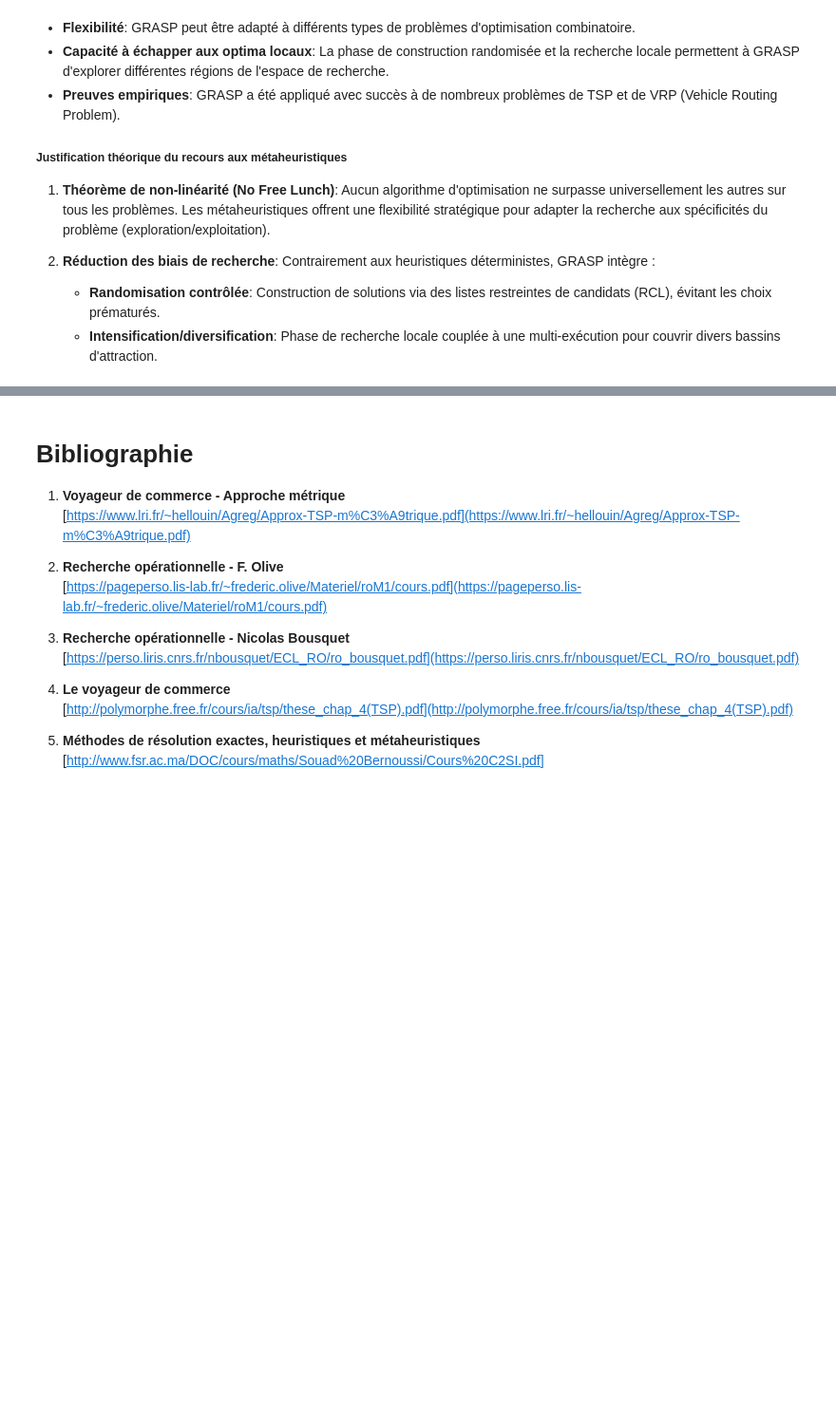
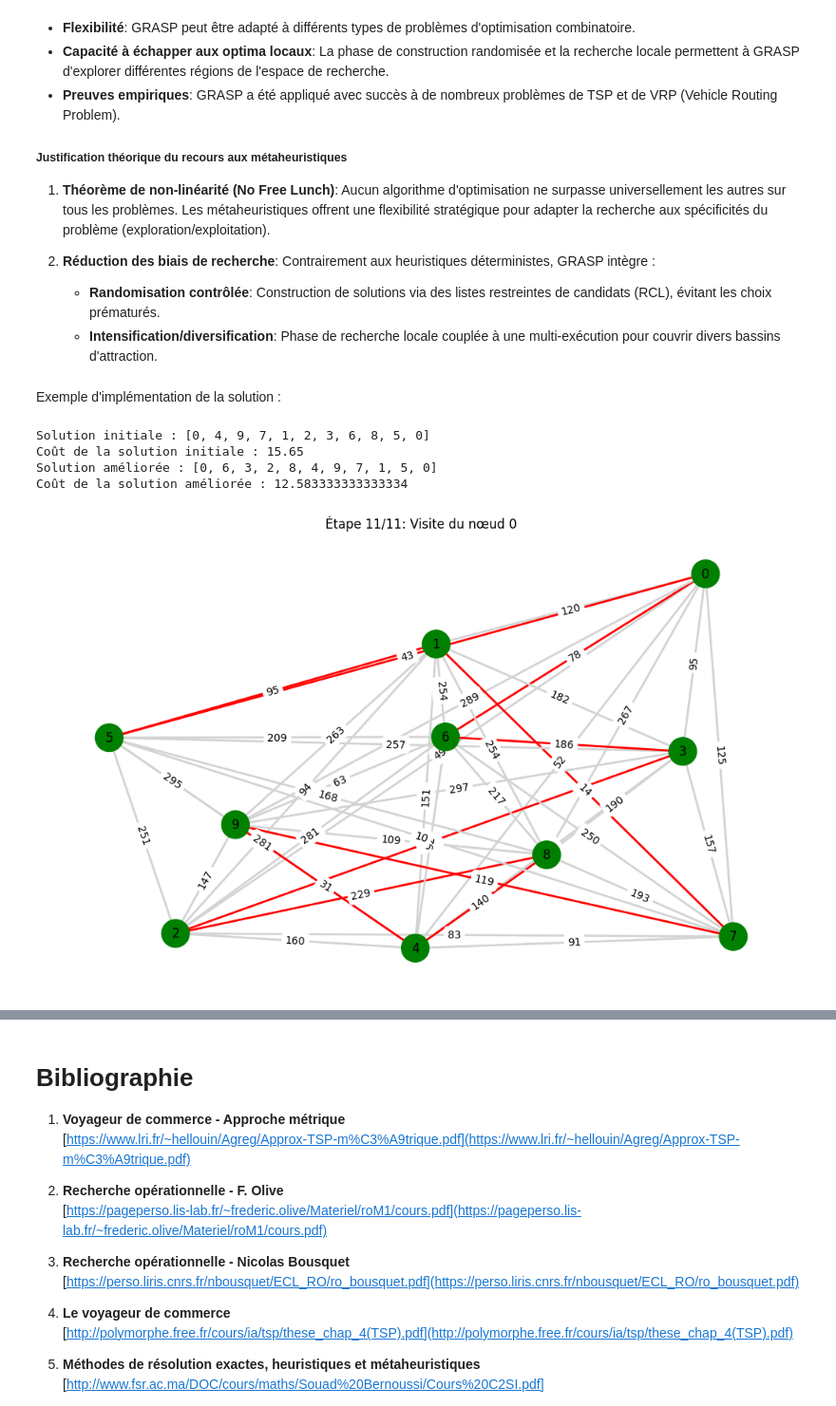
Before and after one commit to iKagnana/RO-CESI-BMI, a Jupyter notebook: livrable_1.ipynb, the cells around one changed output, grey strips where cells are left out. Shown: that part at 95% size. Saved outputs shown, nothing was run; the diff lists cells and outputs as text; code cells hidden in the pictures; blank space fills up the shorter version.

Commit message:
feat: add GRASP method solution

```diff
--- a/livrable_1.ipynb
+++ b/livrable_1.ipynb
@@ -565,0 +688,69 @@ Nous avons choisi GRASP (Greedy Randomized Adaptive Search Procedure) pour les r
+# %% [markdown]
+Exemple d'implémentation de la solution :
+# %%
+graph, dependency_nodes, perturbated_edges = generate_data(10, (1, 300), 0.2, 2, percentage_dependecy=0.2)
+solution = construire_solution_initiale(graph, 0, dependency_nodes, alpha=0.3)
+print("Solution initiale :", solution)
+print("Coût de la solution initiale :", calculate_cost(graph, solution) / 60)  # Convertir le coût en heures
+solution_amelioree = local_search(graph, solution, dependency_nodes, max_iterations=5)
+print("Solution améliorée :", solution_amelioree)
+print("Coût de la solution améliorée :", calculate_cost(graph, solution_amelioree) / 60)  # Convertir le coût en heures
+# %% [output]
+Solution initiale : [0, 4, 9, 7, 1, 2, 3, 6, 8, 5, 0]
+Coût de la solution initiale : 15.65
+Solution améliorée : [0, 6, 3, 2, 8, 4, 9, 7, 1, 5, 0]
+Coût de la solution améliorée : 12.583333333333334
+# %%
+import matplotlib.pyplot as plt
+import networkx as nx
+import time
+from IPython.display import clear_output
+
+def animate_solution_path(graph, solution, delay=0.5):
+    """
+    Animation du parcours de la solution step by step.
+
+    Parameters:
+    -----------
+    graph : dict
+        Dictionnaire représentant le graphe
+    solution : list
+        Liste des nœuds représentant la solution
+    delay : float, optional
+        Délai entre chaque étape de l'animation en secondes
+    """
+    G = dict_to_graph(graph)
+    pos = nx.spring_layout(G, seed=42)  # Position fixe pour tous les graphes
+
+    # Pour chaque étape du chemin
+    for i in range(len(solution)):
+        # Effacer la sortie précédente
+        clear_output(wait=True)
+
+        plt.figure(figsize=(10, 6))
+
+        # Colorer les arêtes parcourues jusqu'à présent
+        path_edges = [(solution[j], solution[j + 1]) for j in range(min(i, len(solution)-1))]
+        edge_colors = ['red' if (u, v) in path_edges or (v, u) in path_edges else 'lightgray' for u, v in G.edges]
+
+        # Colorer les nœuds visités
+        node_colors = ['green' if node in solution[:i+1] else 'lightblue' for node in G.nodes]
+
+        # Dessiner le graphe avec les nœuds et arêtes colorés
+        nx.draw(G, pos, with_labels=True, node_color=node_colors, node_size=700, edge_color=edge_colors, width=2)
+
+        # Ajouter les poids des arêtes
+        edge_labels = {(u, v): graph[u][v] for u, v in G.edges}
+        nx.draw_networkx_edge_labels(G, pos, edge_labels=edge_labels)
+
+        # Ajouter un titre avec l'étape actuelle
+        plt.title(f"Étape {i+1}/{len(solution)}: Visite du nœud {solution[i]}")
+        plt.show()
+
+        # Pause pour l'animation
+        time.sleep(delay)
+
+# Exemple d'utilisation
+animate_solution_path(graph, solution_amelioree, delay=1.0)
+# %% [output]
+[figure, added]
```
Also changed, not shown: parts of 10 cells of this notebook.
